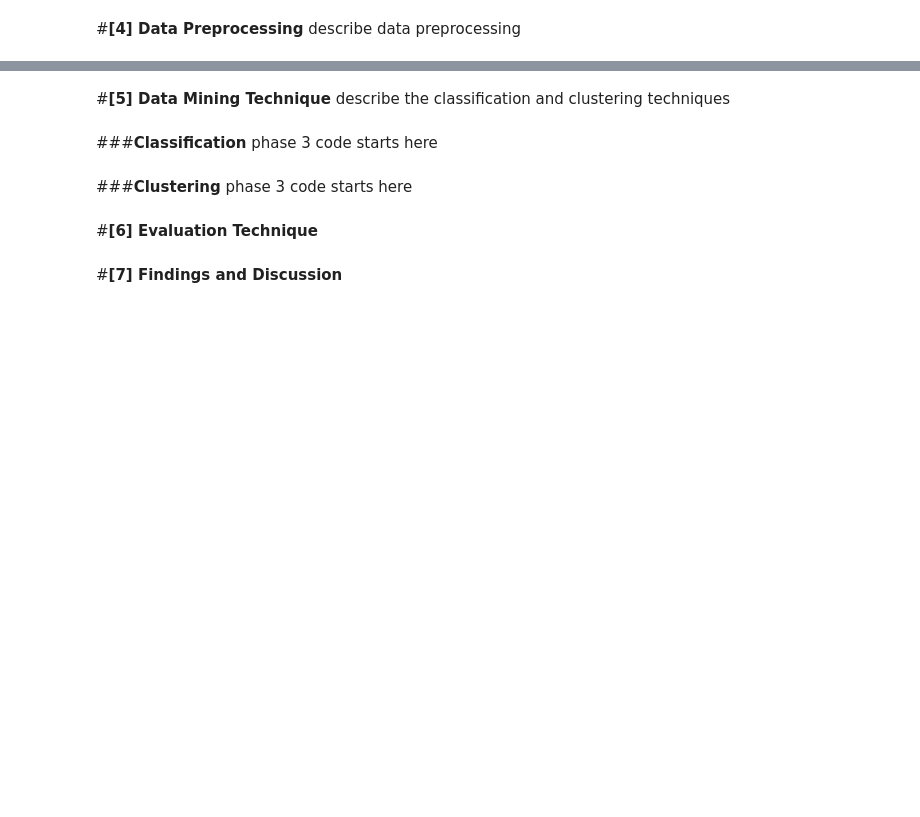
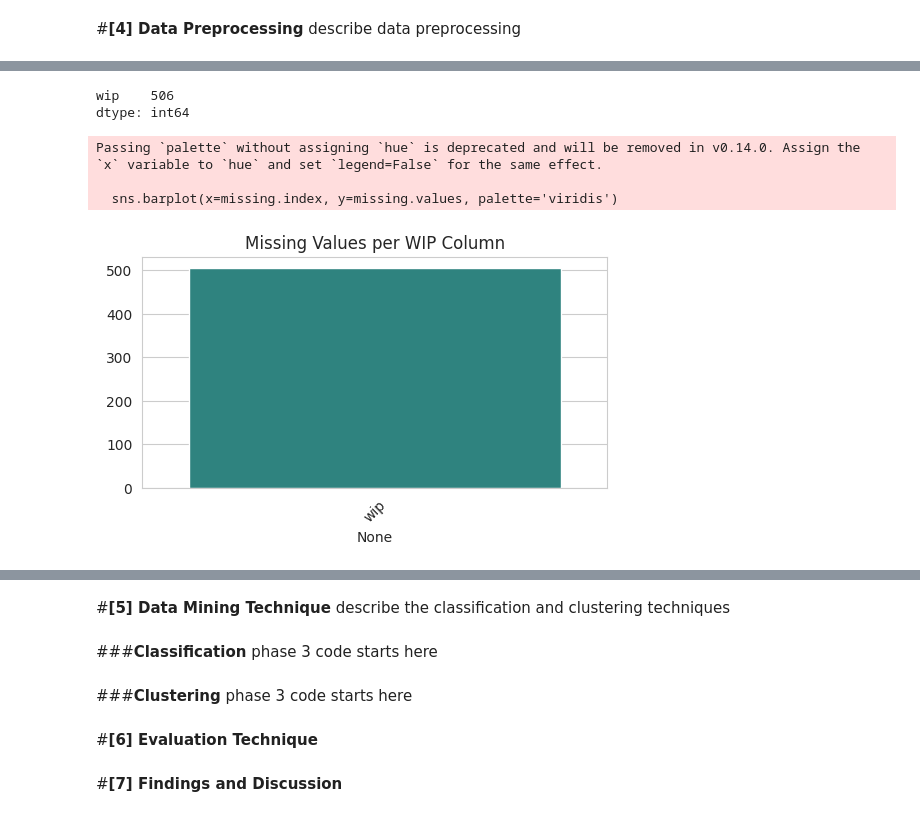
Before and after one commit to Falhebshi/Data-Mining, a Jupyter notebook: Phase3.ipynb, the cells around one changed output, grey strips where cells are left out. Drawn from its saved outputs; the diff is of its cells as text; code cells hidden in the pictures; blank space fills up the shorter version.

```diff
--- a/Phase3.ipynb
+++ b/Phase3.ipynb
@@ -46,0 +122,11 @@ describe data preprocessing
+# %%
+# --- Correct department name typos ---
+Preprocessed_dataset['department'] = Preprocessed_dataset['department'].replace({
+    'sweing': 'sewing',
+    'finishing ': 'finishing'
+})
+
+# --- Display unique cleaned values for our categorical columns ---
+for col in ['department', 'day', 'quarter']:
+    print(f"\nCleaned values in {col}:")
+    print(Preprocessed_dataset[col].unique())
@@ -46,0 +239,18 @@ describe data preprocessing
+# %%
+#Visualizing this with a bar chart
+missing = Preprocessed_dataset.isnull().sum()
+missing = missing[missing > 0].sort_values(ascending=False)
+print(missing)
+
+plt.figure(figsize=(6,3))
+sns.barplot(x=missing.index, y=missing.values, palette='viridis')
+plt.title('Missing Values per WIP Column')
+plt.xticks(rotation=45)
+plt.show()
+# %% [output]
+wip    506
+dtype: int64
+Passing `palette` without assigning `hue` is deprecated and will be removed in v0.14.0. Assign the `x` variable to `hue` and set `legend=False` for the same effect.
+
+  sns.barplot(x=missing.index, y=missing.values, palette='viridis')
+[figure, added]
```
Also changed, not shown: parts of 17 cells of this notebook.
